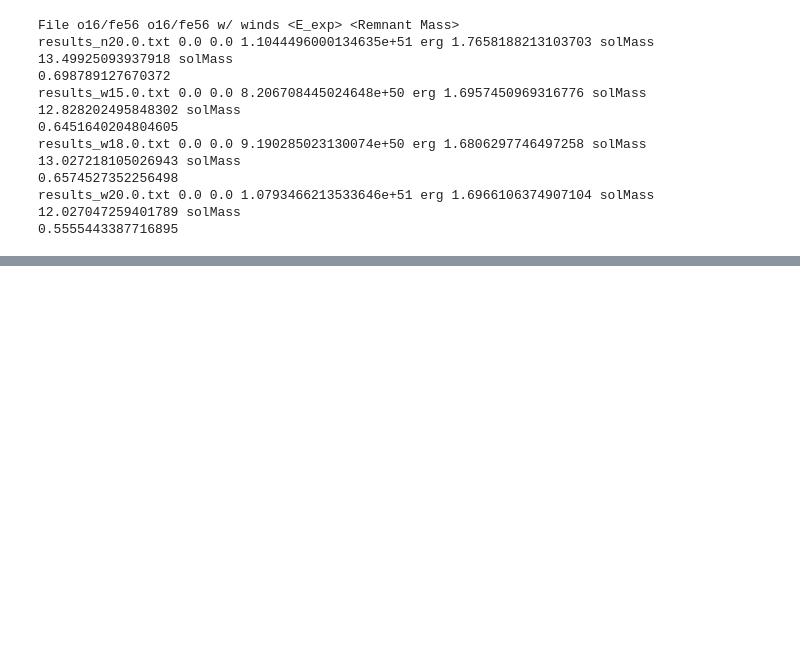
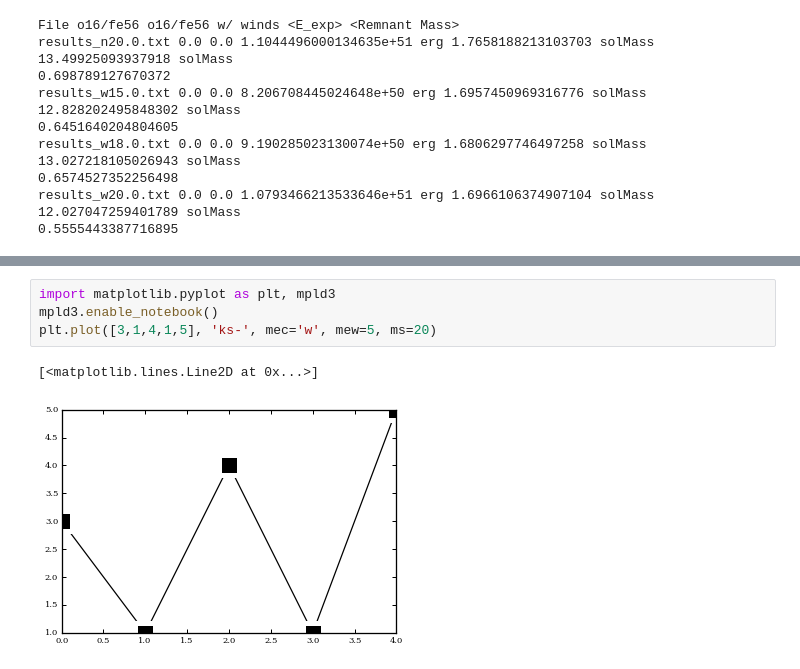
Before and after one commit to brownjustinmichael/KEPLER-Utilities, a Jupyter notebook: ipython/IMF Integrator.ipynb, the cells around one changed output, grey strips where cells are left out. Cells and saved outputs as stored; diff of their text form; blank space fills up the shorter version.

```diff
--- a/ipython/IMF Integrator.ipynb
+++ b/ipython/IMF Integrator.ipynb
@@ -188,0 +218,7 @@ array([ 0.010391  ,  0.01021428,  0.01004181,  0.00987346,  0.00970911,
+# %%
+import matplotlib.pyplot as plt, mpld3
+mpld3.enable_notebook()
+plt.plot([3,1,4,1,5], 'ks-', mec='w', mew=5, ms=20)
+# %% [output]
+[<matplotlib.lines.Line2D at 0x...>]
+[figure, added]
```
Also changed, not shown: parts of 25 cells of this notebook, 7 other files.
